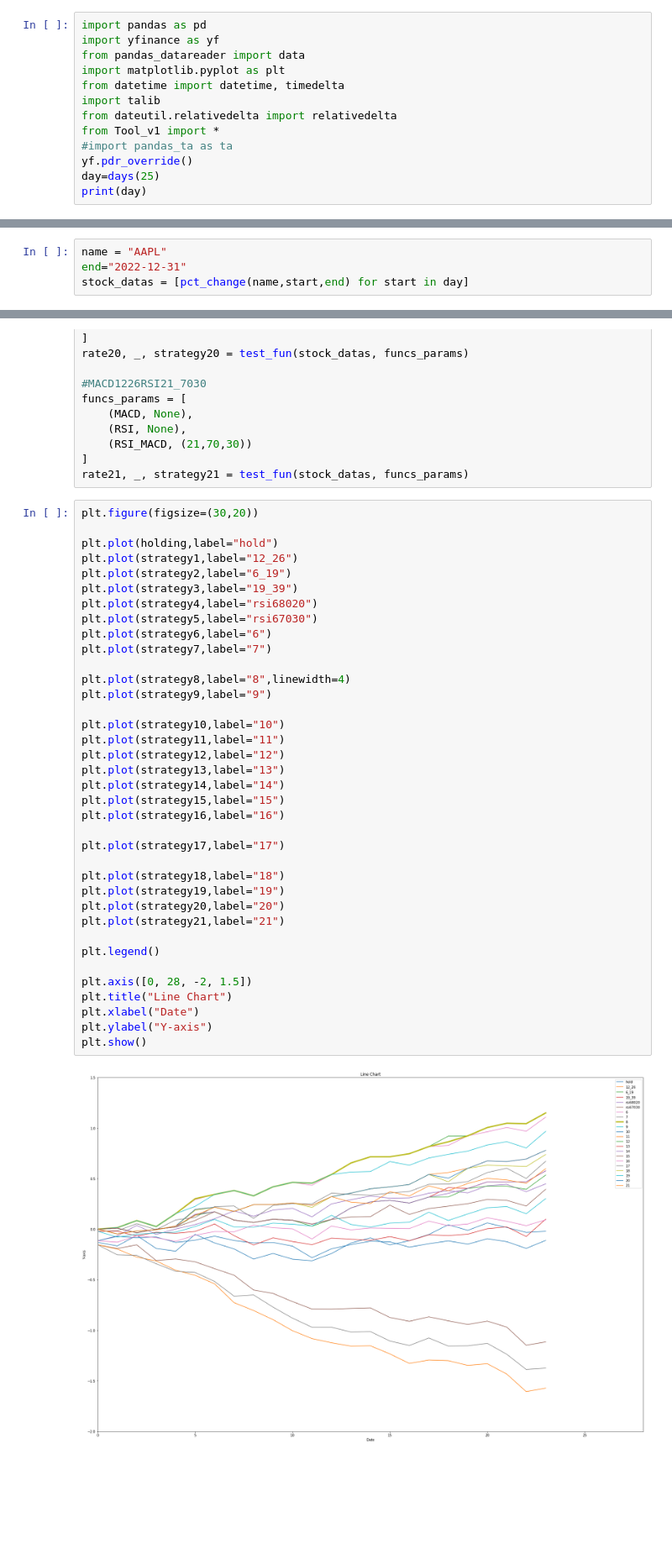
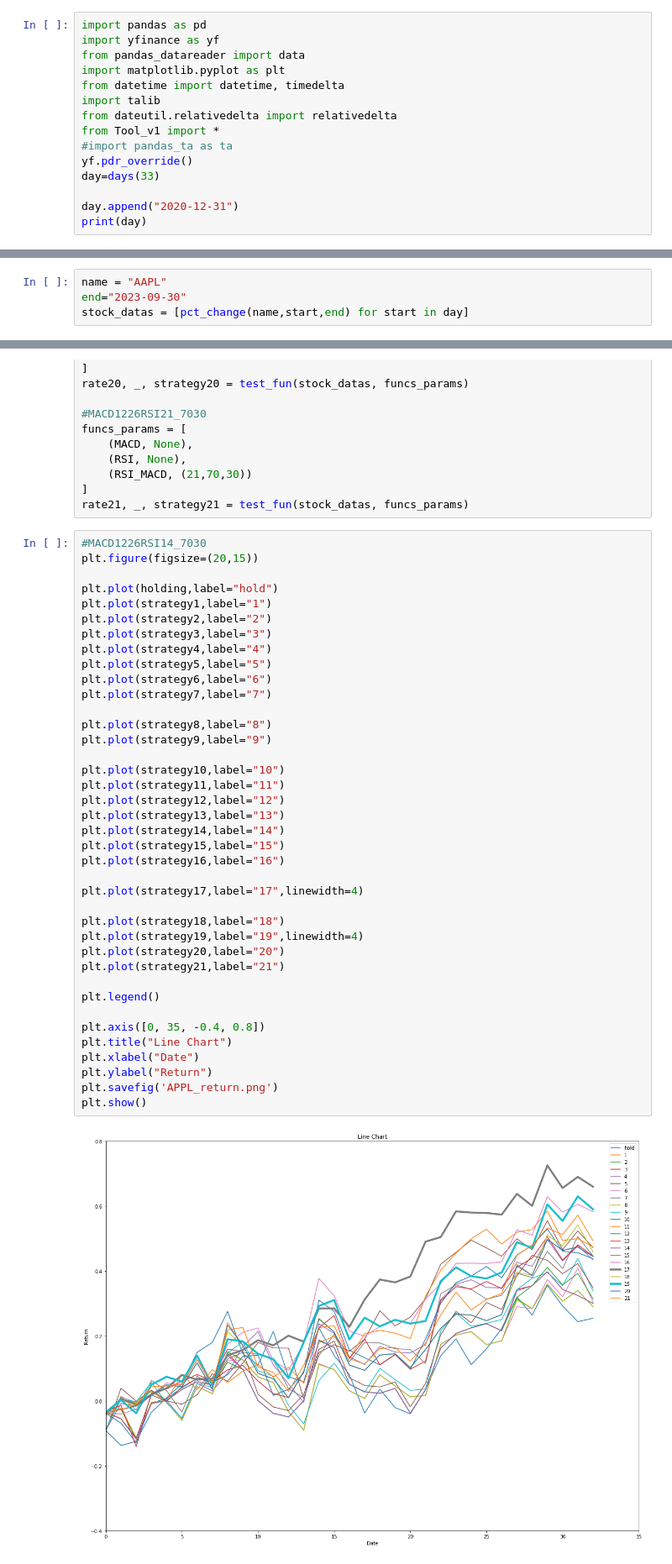
Before and after one commit to Kevinthinker168/ARIN7600-Capstone, a Jupyter notebook: Liangfan Xiao analysis/2年连续回测收益和概率(AAPL).ipynb, the cells around one changed output, grey strips where cells are left out. Shown: that part at 84% size. Drawn from its saved outputs; the diff is of its cells as text; blank space fills up the shorter version.

```diff
--- a/Liangfan Xiao analysis/2年连续回测收益和概率(AAPL).ipynb
+++ b/Liangfan Xiao analysis/2年连续回测收益和概率(AAPL).ipynb
@@ -9,6 +9,8 @@ from dateutil.relativedelta import relativedelta
 from Tool_v1 import *
 #import pandas_ta as ta
 yf.pdr_override()
-day=days(25)
+day=days(33)
+
+day.append("2020-12-31")
 print(day)
 # %% [output]
@@ -16,6 +18,6 @@ print(day)
 # %%
 name = "AAPL"
-end="2022-12-31"
+end="2023-09-30"
 stock_datas = [pct_change(name,start,end) for start in day]
 # %%
 #MACD_12_26
@@ -180,42 +182,44 @@ funcs_params = [
 ]
 rate21, _, strategy21 = test_fun(stock_datas, funcs_params)
 # %%
-plt.figure(figsize=(30,20))
+#MACD1226RSI14_7030
+plt.figure(figsize=(20,15))
 
 plt.plot(holding,label="hold")
-plt.plot(strategy1,label="12_26")
-plt.plot(strategy2,label="6_19")
-plt.plot(strategy3,label="19_39")
-plt.plot(strategy4,label="rsi68020")
-plt.plot(strategy5,label="rsi67030")
+plt.plot(strategy1,label="1")
+plt.plot(strategy2,label="2")
+plt.plot(strategy3,label="3")
+plt.plot(strategy4,label="4")
+plt.plot(strategy5,label="5")
 plt.plot(strategy6,label="6")
 plt.plot(strategy7,label="7")
 
-plt.plot(strategy8,label="8",linewidth=4)
+plt.plot(strategy8,label="8")
 plt.plot(strategy9,label="9")
 
 plt.plot(strategy10,label="10")
 plt.plot(strategy11,label="11")
 plt.plot(strategy12,label="12")
 plt.plot(strategy13,label="13")
 plt.plot(strategy14,label="14")
 plt.plot(strategy15,label="15")
 plt.plot(strategy16,label="16")
 
-plt.plot(strategy17,label="17")
+plt.plot(strategy17,label="17",linewidth=4)
 
 plt.plot(strategy18,label="18")
-plt.plot(strategy19,label="19")
+plt.plot(strategy19,label="19",linewidth=4)
 plt.plot(strategy20,label="20")
 plt.plot(strategy21,label="21")
 
 plt.legend()
 
-plt.axis([0, 28, -2, 1.5])
+plt.axis([0, 35, -0.4, 0.8])
 plt.title("Line Chart")
 plt.xlabel("Date")
-plt.ylabel("Y-axis")
+plt.ylabel("Return")
+plt.savefig('APPL_return.png')
 plt.show()
 # %% [output]
-[figure, old version]
+[figure, new version]
 # %%
```
Also changed, not shown: parts of 2 cells of this notebook, 7 other files.
